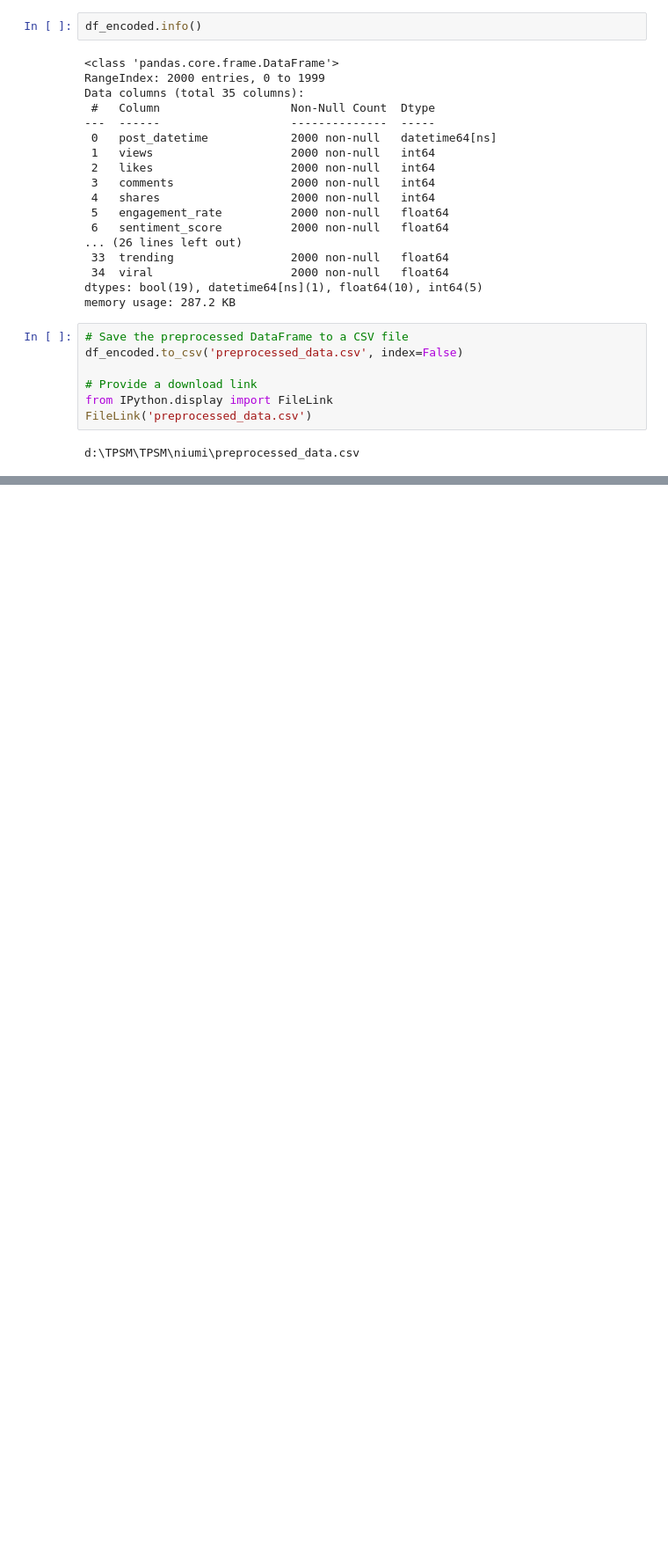
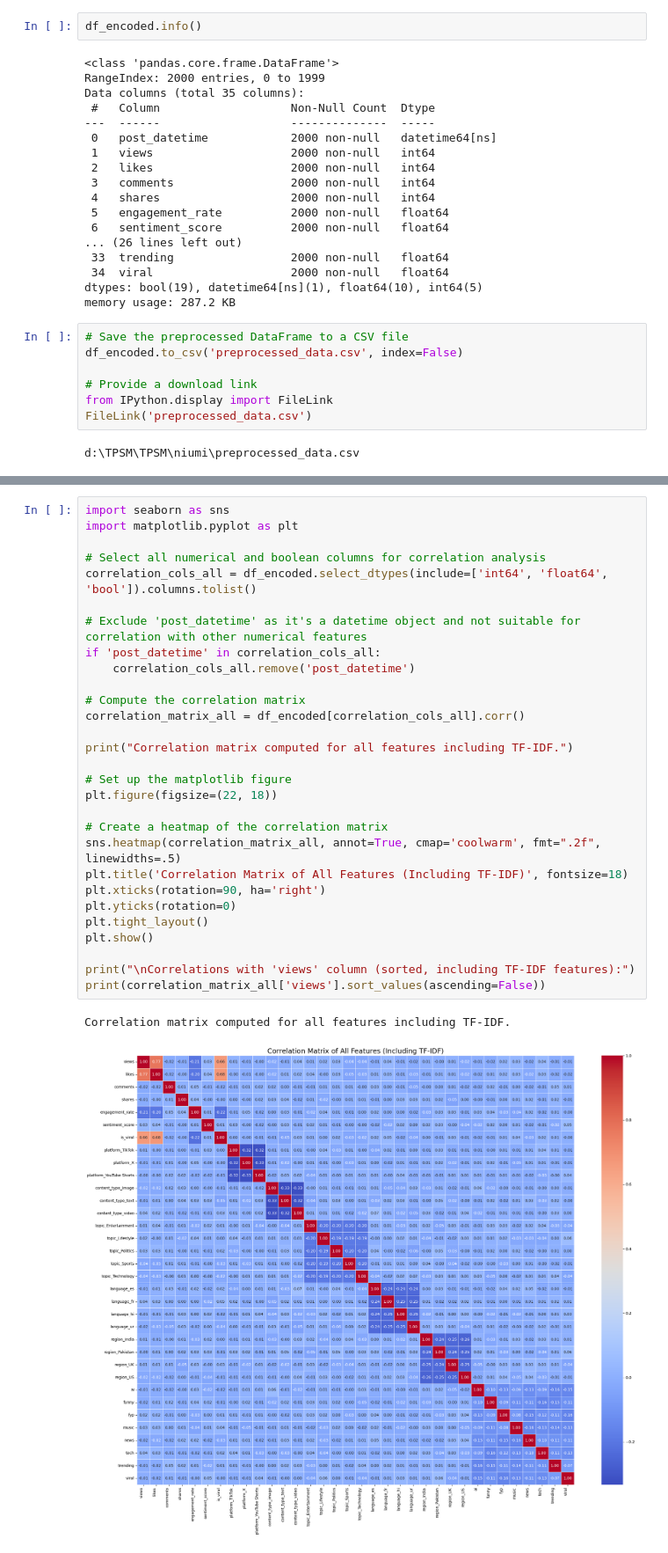
Before and after one commit to dinukadilshan03/TPSM, a Jupyter notebook: niumi/preprocess.ipynb, the cells around one changed output, grey strips where cells are left out. Shown at 88% size. Drawn from its saved outputs; the diff is of its cells as text; blank space fills up the shorter version.

Commit message:
Correlation matrix

```diff
--- a/niumi/preprocess.ipynb
+++ b/niumi/preprocess.ipynb
@@ -286,0 +419,32 @@ d:\TPSM\TPSM\niumi\preprocessed_data.csv
+# %%
+import seaborn as sns
+import matplotlib.pyplot as plt
+
+# Select all numerical and boolean columns for correlation analysis
+correlation_cols_all = df_encoded.select_dtypes(include=['int64', 'float64', 'bool']).columns.tolist()
+
+# Exclude 'post_datetime' as it's a datetime object and not suitable for correlation with other numerical features
+if 'post_datetime' in correlation_cols_all:
+    correlation_cols_all.remove('post_datetime')
+
+# Compute the correlation matrix
+correlation_matrix_all = df_encoded[correlation_cols_all].corr()
+
+print("Correlation matrix computed for all features including TF-IDF.")
+
+# Set up the matplotlib figure
+plt.figure(figsize=(22, 18))
+
+# Create a heatmap of the correlation matrix
+sns.heatmap(correlation_matrix_all, annot=True, cmap='coolwarm', fmt=".2f", linewidths=.5)
+plt.title('Correlation Matrix of All Features (Including TF-IDF)', fontsize=18)
+plt.xticks(rotation=90, ha='right')
+plt.yticks(rotation=0)
+plt.tight_layout()
+plt.show()
+
+print("\nCorrelations with 'views' column (sorted, including TF-IDF features):")
+print(correlation_matrix_all['views'].sort_values(ascending=False))
+# %% [output]
+Correlation matrix computed for all features including TF-IDF.
+[figure, added]
```
Also changed, not shown: parts of 7 cells of this notebook.
